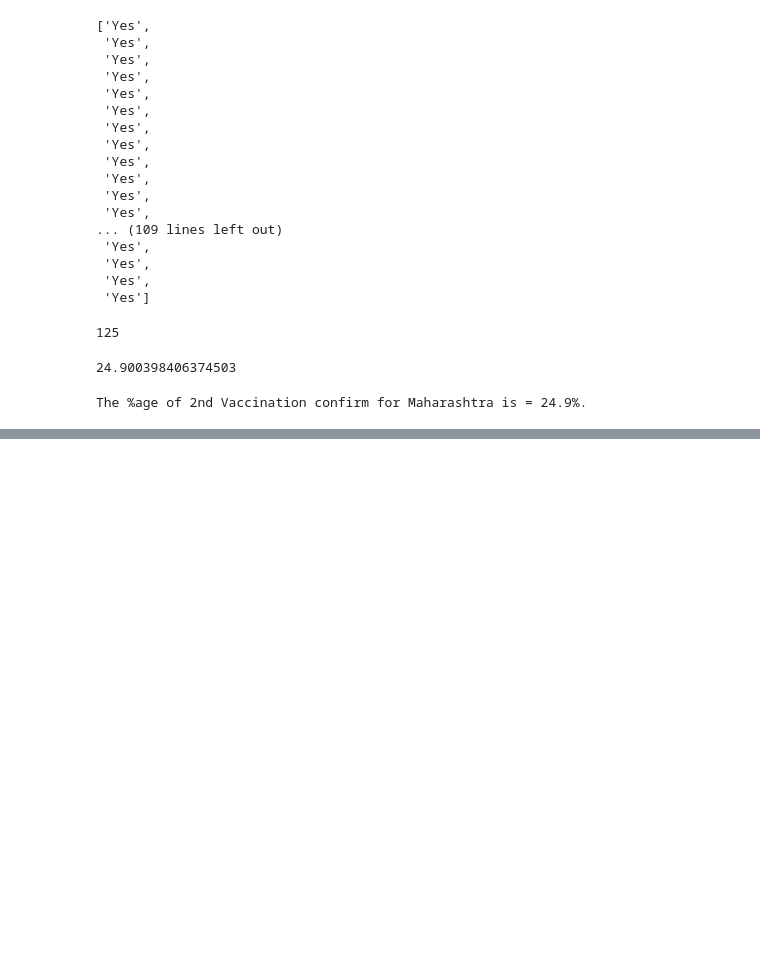
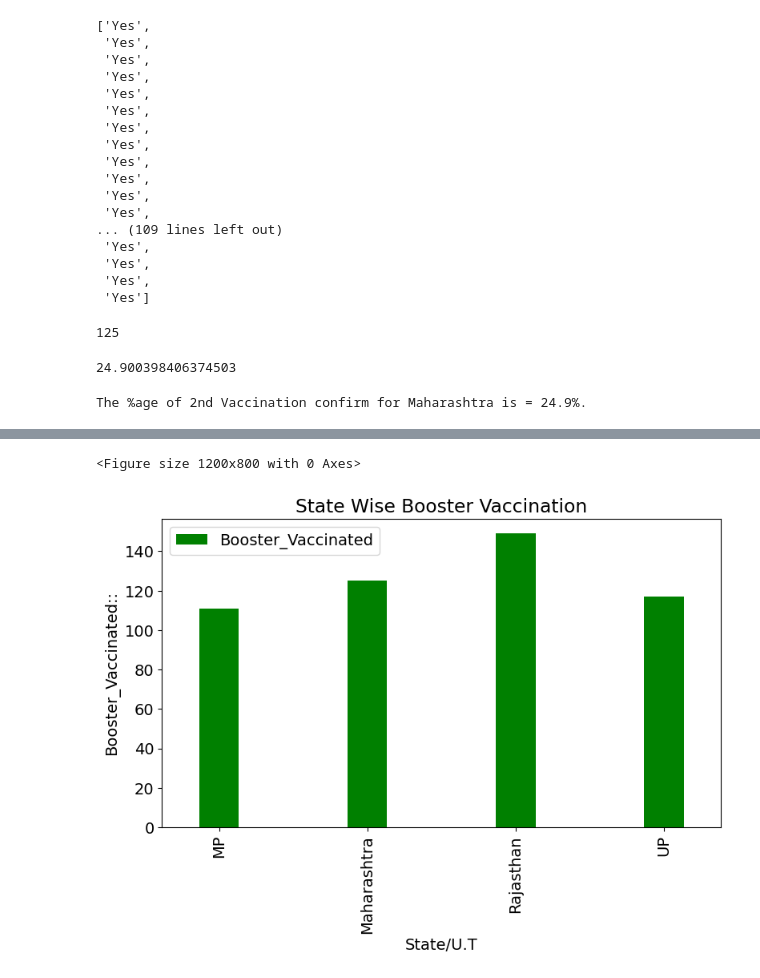
Before and after one commit to ajay-rathod-2001/Royal-Python, a Jupyter notebook: Project 2 COVID Vaccination Analysis (ML)/covid_analysis_states.ipynb, the cells around one changed output, grey strips where cells are left out. Drawn from its saved outputs; the diff is of its cells as text; code cells hidden in the pictures; blank space fills up the shorter version.

```diff
--- a/Project 2 COVID Vaccination Analysis (ML)/covid_analysis_states.ipynb
+++ b/Project 2 COVID Vaccination Analysis (ML)/covid_analysis_states.ipynb
@@ -248,0 +346,3 @@ The %age of 2nd Vaccination confirm for Maharashtra is = 24.9%.
+# %%
+bstr_Cnfm_yes=df[df["Booster_Vaccinated"]=="Yes"]
+bstr_Cnfm_yes
@@ -248,0 +439,3 @@ The %age of 2nd Vaccination confirm for Maharashtra is = 24.9%.
+# %%
+each_state_booster_case =bstr_Cnfm_yes[bstr_Cnfm_yes["Booster_Vaccinated"]=="Yes"]
+each_state_booster_case
@@ -248,0 +456,3 @@ The %age of 2nd Vaccination confirm for Maharashtra is = 24.9%.
+# %%
+state_wise = each_state_booster_case.groupby("State/U.T").count()
+state_wise
@@ -248,0 +466,3 @@ The %age of 2nd Vaccination confirm for Maharashtra is = 24.9%.
+# %%
+st_boost_yes = state_wise[["Booster_Vaccinated"]]
+st_boost_yes
@@ -248,0 +476,12 @@ The %age of 2nd Vaccination confirm for Maharashtra is = 24.9%.
+# %%
+%matplotlib inline
+plt.figure(figsize=(12,8))
+st_boost_yes.plot(kind="bar",
+                  xlabel="State/U.T",
+                  ylabel="Booster_Vaccinated::",
+                  color="green",width=.27,
+                  title="State Wise Booster Vaccination");
+plt.show()
+# %% [output]
+<Figure size 1200x800 with 0 Axes>
+[figure, added]
```
Also changed, not shown: parts of 26 cells of this notebook.
